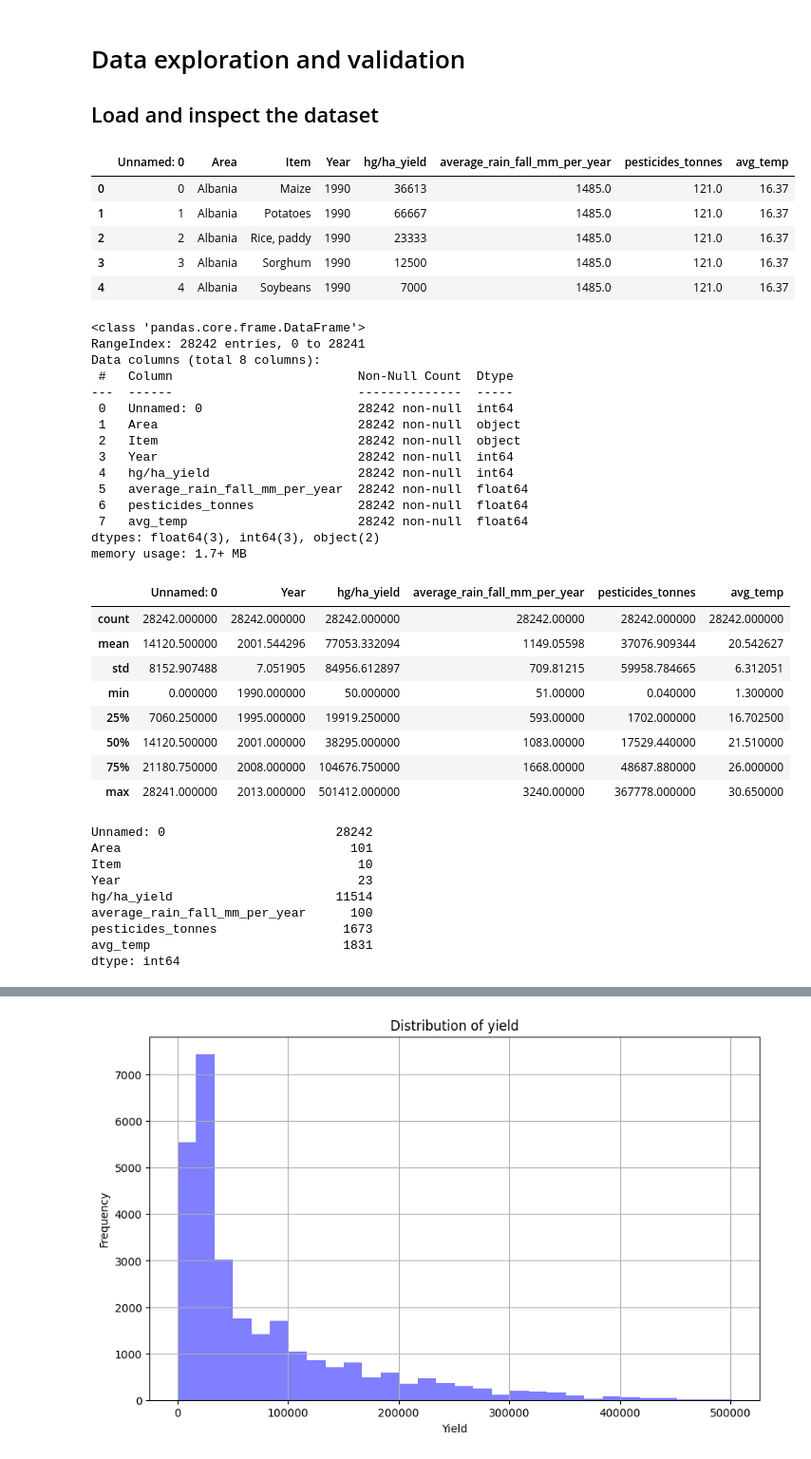
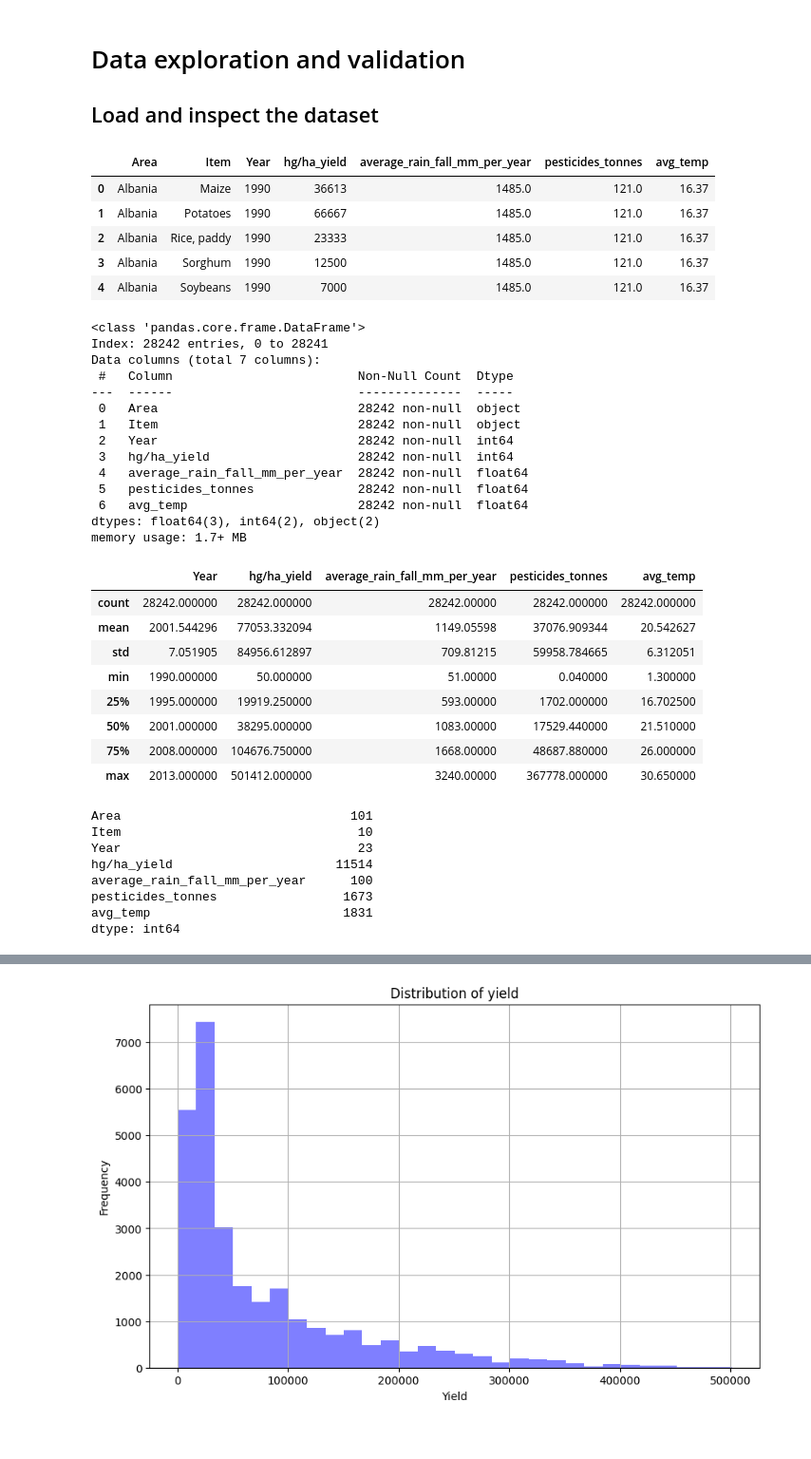
Before and after one commit to cristinavisentin/SmartCropApp, a Jupyter notebook: notebooks/data_exploration.ipynb, the cells around one changed output, grey strips where cells are left out. Shown at 95% size. Saved outputs shown, nothing was run; the diff lists cells and outputs as text; code cells hidden in the pictures.

Commit message:
Data exploration: now index column is treated as so and graphs are cuter

```diff
--- a/notebooks/data_exploration.ipynb
+++ b/notebooks/data_exploration.ipynb
@@ -5,54 +5,52 @@
 # %%
 import pandas as pd
 import matplotlib.pyplot as plt
 import kagglehub
 import seaborn as sns
 
 
 path = kagglehub.dataset_download("patelris/crop-yield-prediction-dataset")
-df = pd.read_csv(path + '/yield_df.csv')
+df = pd.read_csv(path + '/yield_df.csv', index_col=0)
 df.head()
 # %% [output]
-|  | Unnamed: 0 | Area | Item | Year | hg/ha_yield | average_rain_fall_mm_per_year | pesticides_tonnes | avg_temp |
-| 0 | 0 | Albania | Maize | 1990 | 36613 | 1485.0 | 121.0 | 16.37 |
-| 1 | 1 | Albania | Potatoes | 1990 | 66667 | 1485.0 | 121.0 | 16.37 |
-| 2 | 2 | Albania | Rice, paddy | 1990 | 23333 | 1485.0 | 121.0 | 16.37 |
-| 3 | 3 | Albania | Sorghum | 1990 | 12500 | 1485.0 | 121.0 | 16.37 |
-| 4 | 4 | Albania | Soybeans | 1990 | 7000 | 1485.0 | 121.0 | 16.37 |
+|  | Area | Item | Year | hg/ha_yield | average_rain_fall_mm_per_year | pesticides_tonnes | avg_temp |
+| 0 | Albania | Maize | 1990 | 36613 | 1485.0 | 121.0 | 16.37 |
+| 1 | Albania | Potatoes | 1990 | 66667 | 1485.0 | 121.0 | 16.37 |
+| 2 | Albania | Rice, paddy | 1990 | 23333 | 1485.0 | 121.0 | 16.37 |
+| 3 | Albania | Sorghum | 1990 | 12500 | 1485.0 | 121.0 | 16.37 |
+| 4 | Albania | Soybeans | 1990 | 7000 | 1485.0 | 121.0 | 16.37 |
 # %%
 df.info()
 # %% [output]
 <class 'pandas.core.frame.DataFrame'>
-RangeIndex: 28242 entries, 0 to 28241
-Data columns (total 8 columns):
+Index: 28242 entries, 0 to 28241
+Data columns (total 7 columns):
  #   Column                         Non-Null Count  Dtype
 ---  ------                         --------------  -----
- 0   Unnamed: 0                     28242 non-null  int64
- 1   Area                           28242 non-null  object
- 2   Item                           28242 non-null  object
- 3   Year                           28242 non-null  int64
- 4   hg/ha_yield                    28242 non-null  int64
- 5   average_rain_fall_mm_per_year  28242 non-null  float64
- 6   pesticides_tonnes              28242 non-null  float64
- 7   avg_temp                       28242 non-null  float64
-dtypes: float64(3), int64(3), object(2)
+ 0   Area                           28242 non-null  object
+ 1   Item                           28242 non-null  object
+ 2   Year                           28242 non-null  int64
+ 3   hg/ha_yield                    28242 non-null  int64
+ 4   average_rain_fall_mm_per_year  28242 non-null  float64
+ 5   pesticides_tonnes              28242 non-null  float64
+ 6   avg_temp                       28242 non-null  float64
+dtypes: float64(3), int64(2), object(2)
 memory usage: 1.7+ MB
 # %%
 df.describe()
 # %% [output]
-|  | Unnamed: 0 | Year | hg/ha_yield | average_rain_fall_mm_per_year | pesticides_tonnes | avg_temp |
-| count | 28242.000000 | 28242.000000 | 28242.000000 | 28242.00000 | 28242.000000 | 28242.000000 |
-| mean | 14120.500000 | 2001.544296 | 77053.332094 | 1149.05598 | 37076.909344 | 20.542627 |
-| std | 8152.907488 | 7.051905 | 84956.612897 | 709.81215 | 59958.784665 | 6.312051 |
-| min | 0.000000 | 1990.000000 | 50.000000 | 51.00000 | 0.040000 | 1.300000 |
-| 25% | 7060.250000 | 1995.000000 | 19919.250000 | 593.00000 | 1702.000000 | 16.702500 |
-| 50% | 14120.500000 | 2001.000000 | 38295.000000 | 1083.00000 | 17529.440000 | 21.510000 |
-| 75% | 21180.750000 | 2008.000000 | 104676.750000 | 1668.00000 | 48687.880000 | 26.000000 |
-| max | 28241.000000 | 2013.000000 | 501412.000000 | 3240.00000 | 367778.000000 | 30.650000 |
+|  | Year | hg/ha_yield | average_rain_fall_mm_per_year | pesticides_tonnes | avg_temp |
+| count | 28242.000000 | 28242.000000 | 28242.00000 | 28242.000000 | 28242.000000 |
+| mean | 2001.544296 | 77053.332094 | 1149.05598 | 37076.909344 | 20.542627 |
+| std | 7.051905 | 84956.612897 | 709.81215 | 59958.784665 | 6.312051 |
+| min | 1990.000000 | 50.000000 | 51.00000 | 0.040000 | 1.300000 |
+| 25% | 1995.000000 | 19919.250000 | 593.00000 | 1702.000000 | 16.702500 |
+| 50% | 2001.000000 | 38295.000000 | 1083.00000 | 17529.440000 | 21.510000 |
+| 75% | 2008.000000 | 104676.750000 | 1668.00000 | 48687.880000 | 26.000000 |
+| max | 2013.000000 | 501412.000000 | 3240.00000 | 367778.000000 | 30.650000 |
 # %%
 df.nunique()
 # %% [output]
-Unnamed: 0                       28242
 Area                               101
 Item                                10
 Year                                23
```
Also changed, not shown: parts of 12 cells of this notebook.
